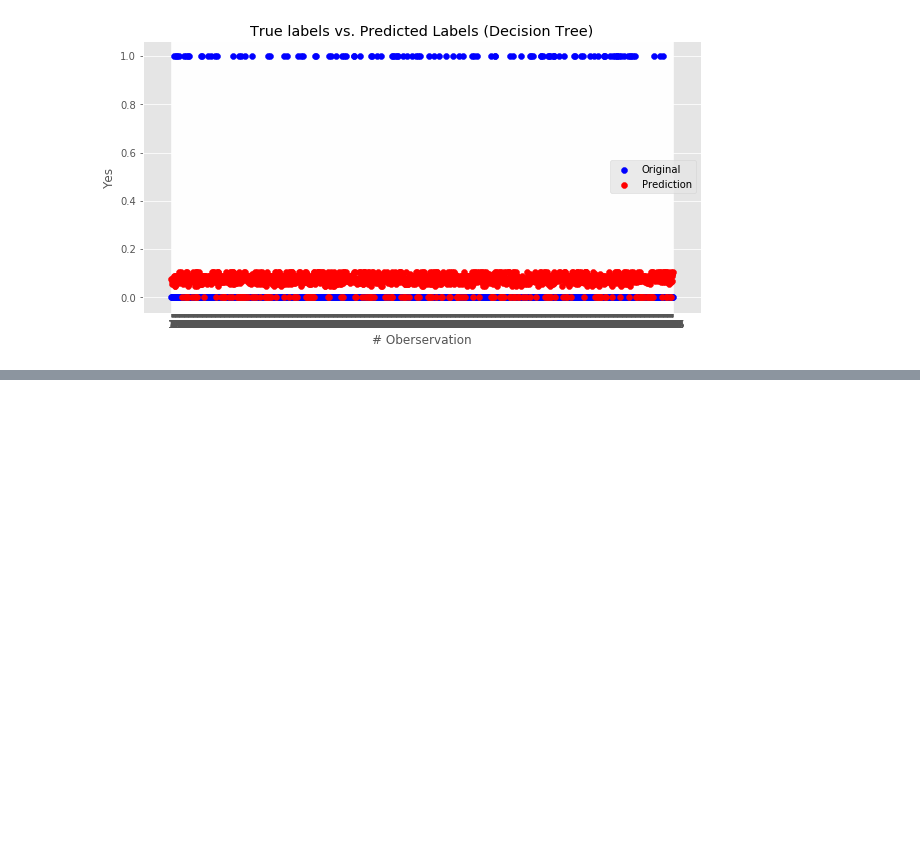
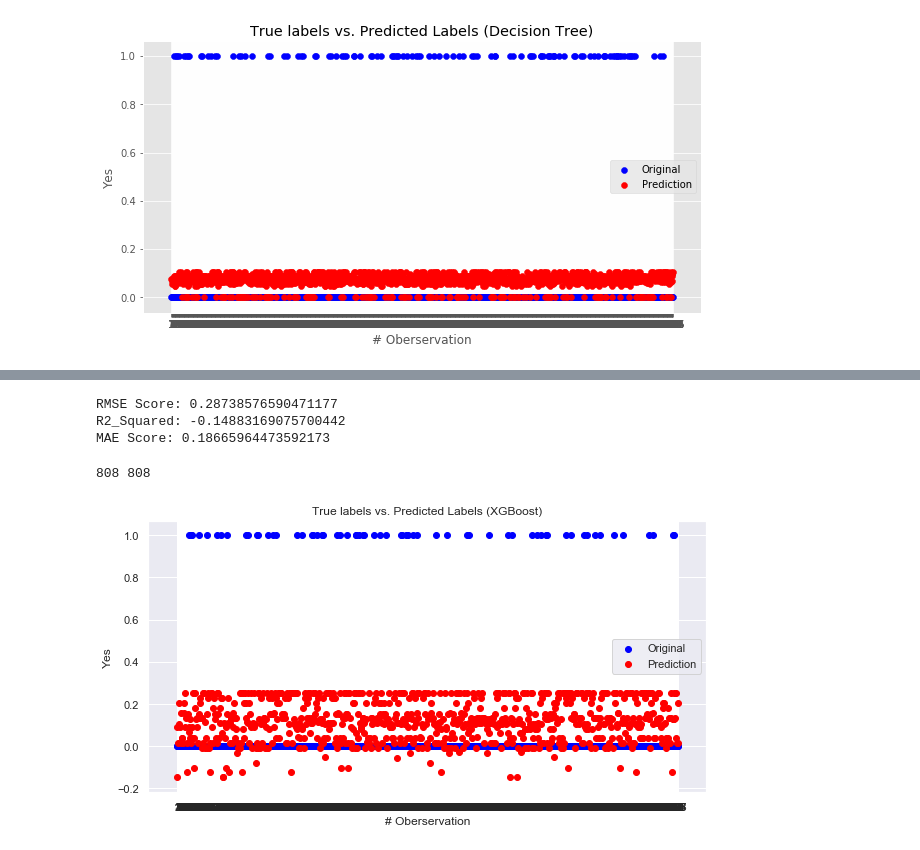
Before and after one commit to GETUCHALA20/Ad-campaign-performance-, a Jupyter notebook: AB Testing with Machine Learning.ipynb, the cells around one changed output, grey strips where cells are left out. Drawn from its saved outputs; the diff is of its cells as text; code cells hidden in the pictures; blank space fills up the shorter version.

```diff
--- a/AB Testing with Machine Learning.ipynb
+++ b/AB Testing with Machine Learning.ipynb
@@ -283,0 +421,3 @@ plot_preds(y_test, y_preds, 'Decision Tree')
+# %%
+DM_train = xgb.DMatrix(data=X_train_refined,label=y_train)
+DM_test = xgb.DMatrix(data=X_test_refined,label=y_test)
@@ -283,0 +435,14 @@ plot_preds(y_test, y_preds, 'Decision Tree')
+# %%
+parameters = {
+    'max_depth': 6,
+    'objective': 'reg:linear',
+    'booster': 'gblinear',
+    'n_estimators': 1000,
+    'learning_rate': 0.2,
+    'gamma': 0.01,
+    'random_state': 7,
+    'subsample': 1.
+}
+# %%
+xg_reg = xgb.train(params = parameters, dtrain=DM_train, num_boost_round=8)
+y_preds = xg_reg.predict(DM_test)
@@ -283,0 +460,11 @@ plot_preds(y_test, y_preds, 'Decision Tree')
+# %%
+calculate_metrics(y_test, y_preds)
+# %% [output]
+RMSE Score: 0.28738576590471177
+R2_Squared: -0.14883169075700442
+MAE Score: 0.18665964473592173
+# %%
+plot_preds(y_test, y_preds, 'XGBoost')
+# %% [output]
+808 808
+[figure, added]
```
Also changed, not shown: parts of 16 cells of this notebook, 1 other file.
